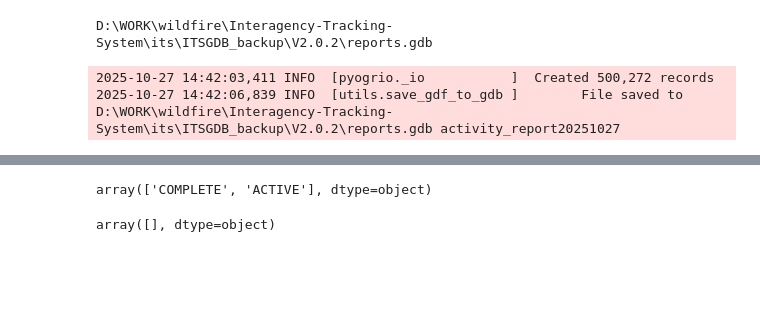
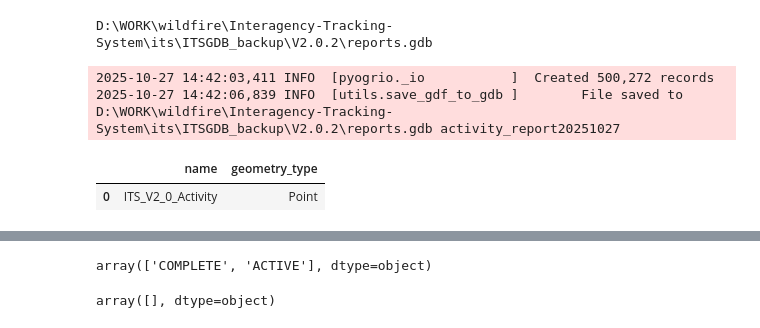
Before and after one commit to klinucsd/interagency-tracking-system, a Jupyter notebook: notebooks/Append.ipynb, the cells around one changed output, grey strips where cells are left out. Cells and saved outputs as stored; diff of their text form; code cells hidden in the pictures; blank space fills up the shorter version.

```diff
--- a/notebooks/Append.ipynb
+++ b/notebooks/Append.ipynb
@@ -426,6 +459,8 @@ def get_activity_report(enriched_points, enriched_lines, enriched_polygons):
     return append_all
 # %%
 activity_report_gdf = get_activity_report(enriched_points, enriched_lines, enriched_polygons)
+# %%
+upload_path = r"D:/WORK/wildfire/Interagency-Tracking-System/its/ITSGDB_backup/V2.0.3upload"
 # %%
 save_gdf_to_gdb(activity_report_gdf,
                 os.path.join(upload_path, 'ITSV2.0_Activity.gdb'),
@@ -448,4 +483,9 @@ save_gdf_to_gdb(activity_report_gdf,
 D:\WORK\wildfire\Interagency-Tracking-System\its\ITSGDB_backup\V2.0.2\reports.gdb
 2025-10-27 14:42:03,411 INFO  [pyogrio._io           ]  Created 500,272 records
 2025-10-27 14:42:06,839 INFO  [utils.save_gdf_to_gdb ]        File saved to D:\WORK\wildfire\Interagency-Tracking-System\its\ITSGDB_backup\V2.0.2\reports.gdb activity_report20251027
+# %%
+gpd.list_layers(os.path.join(upload_path, 'ITS_V2_0_Activity_webmap.gdb'))
+# %% [output]
+|  | name | geometry_type |
+| 0 | ITS_V2_0_Activity | Point |
 # %%
```
Also changed, not shown: parts of 13 cells of this notebook, 3 other files.
